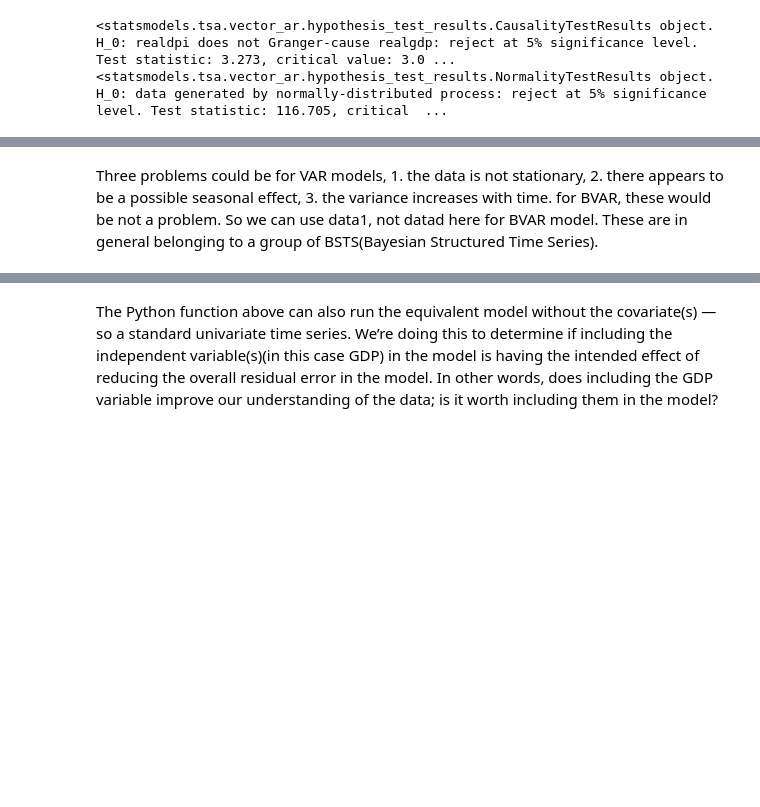
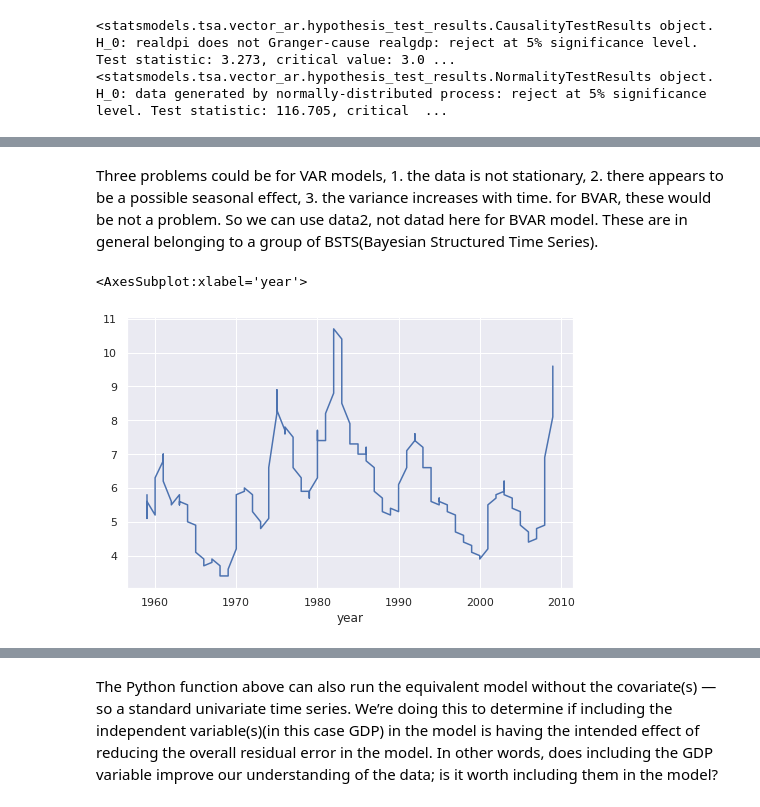
Before and after one commit to xxl4tomxu98/econometrics-gdp-dpi-VAR, a Jupyter notebook: real-world-VAR.ipynb, the cells around one changed output, grey strips where cells are left out. Saved outputs shown, nothing was run; the diff lists cells and outputs as text; code cells hidden in the pictures; blank space fills up the shorter version.

```diff
--- a/real-world-VAR.ipynb
+++ b/real-world-VAR.ipynb
@@ -246,7 +246,14 @@ from pybats.analysis import analysis
 from pybats.point_forecast import median
 from pybats.plot import *
 # %% [markdown]
-Three problems could be for VAR models, 1. the data is not stationary, 2. there appears to be a possible seasonal effect, 3. the variance increases with time. for BVAR, these would be not a problem. So we can use data1, not datad here for BVAR model. These are in general belonging to a group of BSTS(Bayesian Structured Time Series).
+Three problems could be for VAR models, 1. the data is not stationary, 2. there appears to be a possible seasonal effect, 3. the variance increases with time. for BVAR, these would be not a problem. So we can use data2, not datad here for BVAR model. These are in general belonging to a group of BSTS(Bayesian Structured Time Series).
+# %%
+data2 = data[["realgdp", 'realdpi', 'realcons',	'realinv',	'realgovt',	'cpi',	'm1', 'tbilrate', 'unemp']]
+data2.index = data["year"]
+data2["unemp"].plot(figsize = (8,5))
+# %% [output]
+<AxesSubplot:xlabel='year'>
+[figure, added]
 # %%
 def bayes_forecast(iv,dv):
     '''
```
Also changed, not shown: parts of 5 cells of this notebook.
